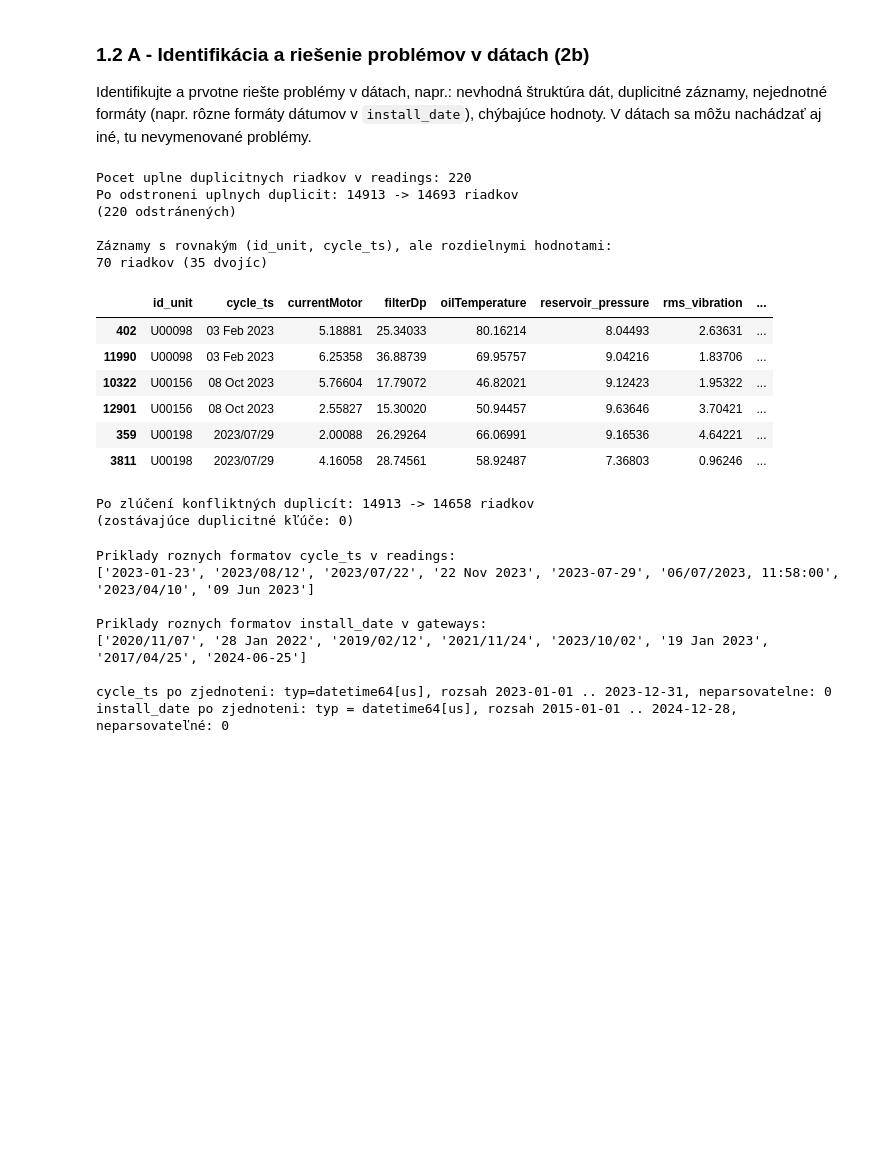
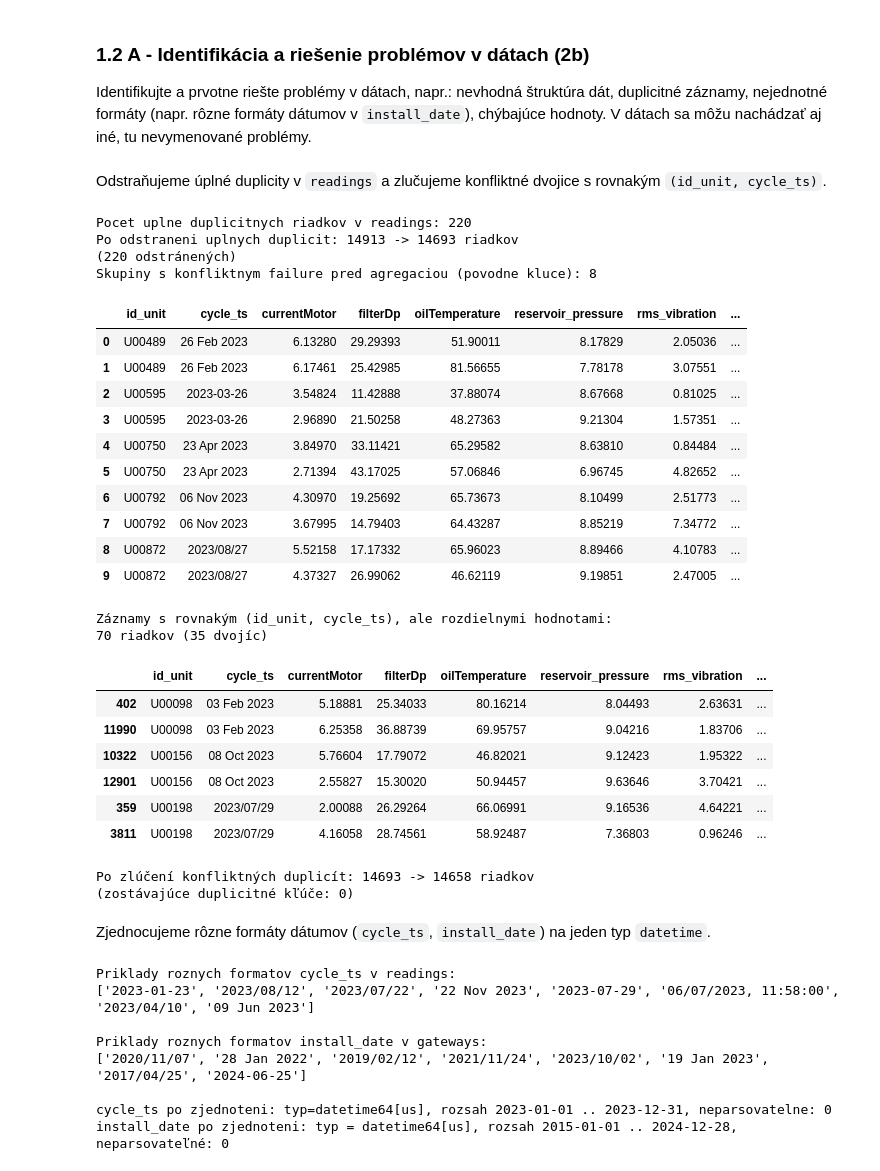
Before and after one commit to samuel-ivan05/IAU_zadanie, a Jupyter notebook: IAU-project.ipynb, the cells around one changed output. Saved outputs shown, nothing was run; the diff lists cells and outputs as text; code cells hidden in the pictures; blank space fills up the shorter version.

```diff
--- a/IAU-project.ipynb
+++ b/IAU-project.ipynb
@@ -895,49 +942,76 @@ Bez tohto spojenia (tabuľka `eda`) by sme analýzu 1.1 D vôbec nemohli urobiť
 # %% [markdown]
 ### 1.2 A - Identifikácia a riešenie problémov v dátach (2b)
 Identifikujte a prvotne riešte problémy v dátach, napr.: nevhodná štruktúra dát, duplicitné záznamy, nejednotné formáty (napr. rôzne formáty dátumov v `install_date`), chýbajúce hodnoty. V dátach sa môžu nachádzať aj iné, tu nevymenované problémy.
+# %% [markdown]
+Odstraňujeme úplné duplicity v `readings` a zlučujeme konfliktné dvojice s rovnakým `(id_unit, cycle_ts)`.
 # %%
 #1.2 A: Duplicitne zaznamy v readings
 
 print(f"Pocet uplne duplicitnych riadkov v readings: {readings.duplicated().sum()}")
 
 #Odstranenie uplnych duplicit (nechame len prvy vyskyt)
 readings_clean = readings.drop_duplicates().copy()
-print(f"Po odstroneni uplnych duplicit: {readings.shape[0]} -> {readings_clean.shape[0]} riadkov ")
+print(f"Po odstraneni uplnych duplicit: {readings.shape[0]} -> {readings_clean.shape[0]} riadkov ")
 print(f"({readings.shape[0] - readings_clean.shape[0]} odstránených)")
+
+# Dolezita kontrola: ci sa pri zlucovani zaznamov meni cielovy stitok failure.
+# Ak ma rovnaky (id_unit, cycle_ts) viac roznych stitkov, pravidlo failure=max
+# uprednostni pozitivnu triedu a moze zvysit pocet zaznamenanych poruch.
+raw_label_nunique = readings_clean.groupby(["id_unit", "cycle_ts"])["failure"].nunique(dropna=True)
+raw_label_conflict_keys = raw_label_nunique[raw_label_nunique > 1]
+print(f"Skupiny s konfliktnym failure pred agregaciou (povodne kluce): {len(raw_label_conflict_keys)}")
+if len(raw_label_conflict_keys):
+    display(readings_clean.set_index(["id_unit", "cycle_ts"]).loc[raw_label_conflict_keys.index].reset_index().sort_values(["id_unit", "cycle_ts"]).head(10))
+else:
+    print("Pri povodnych klucoch sme nenasli skupinu s roznymi hodnotami failure.")
 
 #Kontrola ci po odstraneni uplnych duplicit este existuju zaznamy s rovnakym klucom (id_unit, cycle_ts),
 #ale rozdielnymi nameranymi hodnotami - jedna jednotka nemoze mat v tom istom okamihu dve rôzne merania,
 #ide teda o konfliktné (nelogické) duplicity.
 key_dup_mask = readings_clean.duplicated(subset=["id_unit", "cycle_ts"], keep=False)
 print(f"\nZáznamy s rovnakým (id_unit, cycle_ts), ale rozdielnymi hodnotami: ")
 print(f"{key_dup_mask.sum()} riadkov ({key_dup_mask.sum() // 2} dvojíc)")
 display(readings_clean.loc[key_dup_mask].sort_values(["id_unit", "cycle_ts"]).head(6))
 
-#Pri konfliktnych dvojiciach nevieme urcit, ktore meranie je spravne, preto
-#zaznamy s rovnakým klucom zlucime - numericke senzory spriemerujeme, failure ponechame
-#ako max (aby sa neprislo o pripadnu informaciu o poruche).
+#Pri konfliktnych dvojiciach nevieme urcit, ktore meranie je spravne. Numericke senzory spriemerujeme.
+#failure=max pouzijeme ako konzervativne pravidlo len s vedomim, ze pri konfliktnych stitkoch
+#moze zvysit pocet pozitivnych pripadov; preto vykazujeme pocet konfliktov vyssie.
 agg_dict = {c: "mean" for c in readings_clean.select_dtypes("number").columns if c != "failure"}
 agg_dict["failure"] = "max"
+n_before_merge = len(readings_clean)
 readings_clean = readings_clean.groupby(["id_unit", "cycle_ts"], as_index=False).agg(agg_dict)
 
-print(f"\nPo zlúčení konfliktných duplicít: {len(readings)} -> {len(readings_clean)} riadkov ")
+print(f"\nPo zlúčení konfliktných duplicít: {n_before_merge} -> {len(readings_clean)} riadkov ")
 print(f"(zostávajúce duplicitné kľúče: {readings_clean.duplicated(subset=['id_unit','cycle_ts']).sum()})")
 # %% [output]
 Pocet uplne duplicitnych riadkov v readings: 220
-Po odstroneni uplnych duplicit: 14913 -> 14693 riadkov
+Po odstraneni uplnych duplicit: 14913 -> 14693 riadkov
 (220 odstránených)
-
-Záznamy s rovnakým (id_unit, cycle_ts), ale rozdielnymi hodnotami:
-70 riadkov (35 dvojíc)
+Skupiny s konfliktnym failure pred agregaciou (povodne kluce): 8
 |  | id_unit | cycle_ts | currentMotor | filterDp | oilTemperature | reservoir_pressure | rms_vibration | ... |
-| 402 | U00098 | 03 Feb 2023 | 5.18881 | 25.34033 | 80.16214 | 8.04493 | 2.63631 | ... |
-| 11990 | U00098 | 03 Feb 2023 | 6.25358 | 36.88739 | 69.95757 | 9.04216 | 1.83706 | ... |
-| 10322 | U00156 | 08 Oct 2023 | 5.76604 | 17.79072 | 46.82021 | 9.12423 | 1.95322 | ... |
-| 12901 | U00156 | 08 Oct 2023 | 2.55827 | 15.30020 | 50.94457 | 9.63646 | 3.70421 | ... |
-| 359 | U00198 | 2023/07/29 | 2.00088 | 26.29264 | 66.06991 | 9.16536 | 4.64221 | ... |
-| 3811 | U00198 | 2023/07/29 | 4.16058 | 28.74561 | 58.92487 | 7.36803 | 0.96246 | ... |
+| 0 | U00489 | 26 Feb 2023 | 6.13280 | 29.29393 | 51.90011 | 8.17829 | 2.05036 | ... |
+| 1 | U00489 | 26 Feb 2023 | 6.17461 | 25.42985 | 81.56655 | 7.78178 | 3.07551 | ... |
+| 2 | U00595 | 2023-03-26 | 3.54824 | 11.42888 | 37.88074 | 8.67668 | 0.81025 | ... |
+| 3 | U00595 | 2023-03-26 | 2.96890 | 21.50258 | 48.27363 | 9.21304 | 1.57351 | ... |
+| 4 | U00750 | 23 Apr 2023 | 3.84970 | 33.11421 | 65.29582 | 8.63810 | 0.84484 | ... |
+| 5 | U00750 | 23 Apr 2023 | 2.71394 | 43.17025 | 57.06846 | 6.96745 | 4.82652 | ... |
+| 6 | U00792 | 06 Nov 2023 | 4.30970 | 19.25692 | 65.73673 | 8.10499 | 2.51773 | ... |
+| 7 | U00792 | 06 Nov 2023 | 3.67995 | 14.79403 | 64.43287 | 8.85219 | 7.34772 | ... |
+| 8 | U00872 | 2023/08/27 | 5.52158 | 17.17332 | 65.96023 | 8.89466 | 4.10783 | ... |
+| 9 | U00872 | 2023/08/27 | 4.37327 | 26.99062 | 46.62119 | 9.19851 | 2.47005 | ... |
-Po zlúčení konfliktných duplicít: 14913 -> 14658 riadkov
-(zostávajúce duplicitné kľúče: 0)
+Záznamy s rovnakým (id_unit, cycle_ts), ale rozdielnymi hodnotami:
+70 riadkov (35 dvojíc)
+|  | id_unit | cycle_ts | currentMotor | filterDp | oilTemperature | reservoir_pressure | rms_vibration | ... |
+| 402 | U00098 | 03 Feb 2023 | 5.18881 | 25.34033 | 80.16214 | 8.04493 | 2.63631 | ... |
+| 11990 | U00098 | 03 Feb 2023 | 6.25358 | 36.88739 | 69.95757 | 9.04216 | 1.83706 | ... |
+| 10322 | U00156 | 08 Oct 2023 | 5.76604 | 17.79072 | 46.82021 | 9.12423 | 1.95322 | ... |
+| 12901 | U00156 | 08 Oct 2023 | 2.55827 | 15.30020 | 50.94457 | 9.63646 | 3.70421 | ... |
+| 359 | U00198 | 2023/07/29 | 2.00088 | 26.29264 | 66.06991 | 9.16536 | 4.64221 | ... |
+| 3811 | U00198 | 2023/07/29 | 4.16058 | 28.74561 | 58.92487 | 7.36803 | 0.96246 | ... |
+Po zlúčení konfliktných duplicít: 14693 -> 14658 riadkov
+(zostávajúce duplicitné kľúče: 0)
+# %% [markdown]
+Zjednocujeme rôzne formáty dátumov (`cycle_ts`, `install_date`) na jeden typ `datetime`.
 # %%
 #1.2 A: Nejednotne formaty - datumy (cycle_ts, install_date)
 
```
Also changed, not shown: parts of 86 cells of this notebook.
